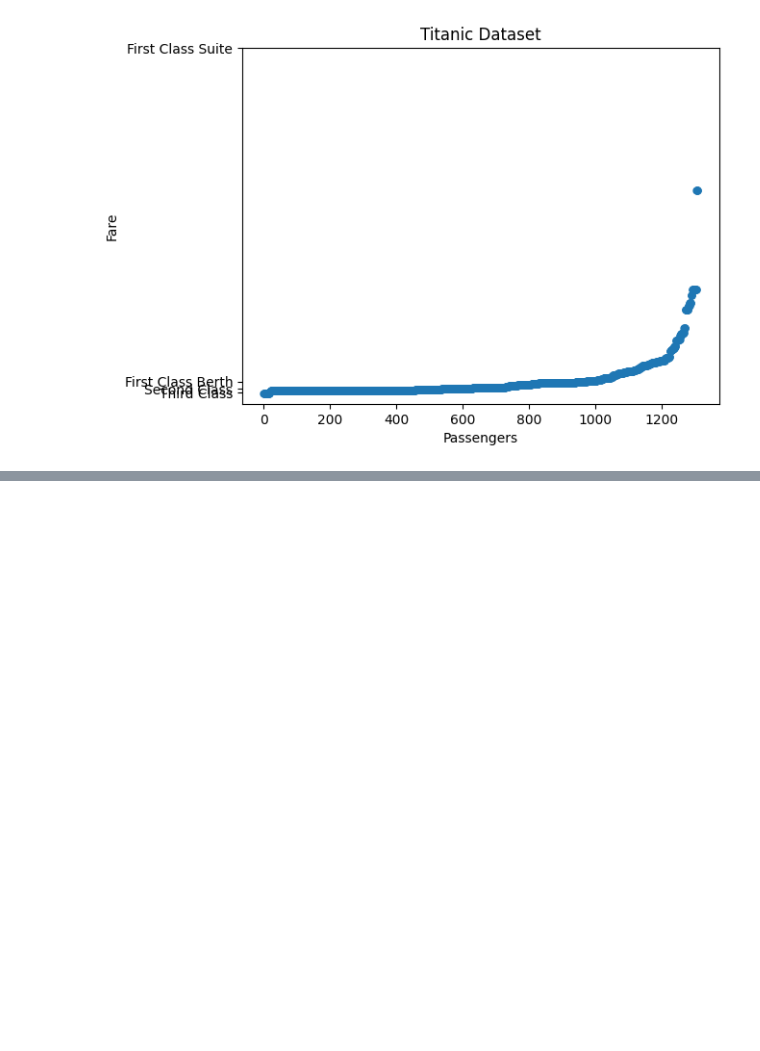
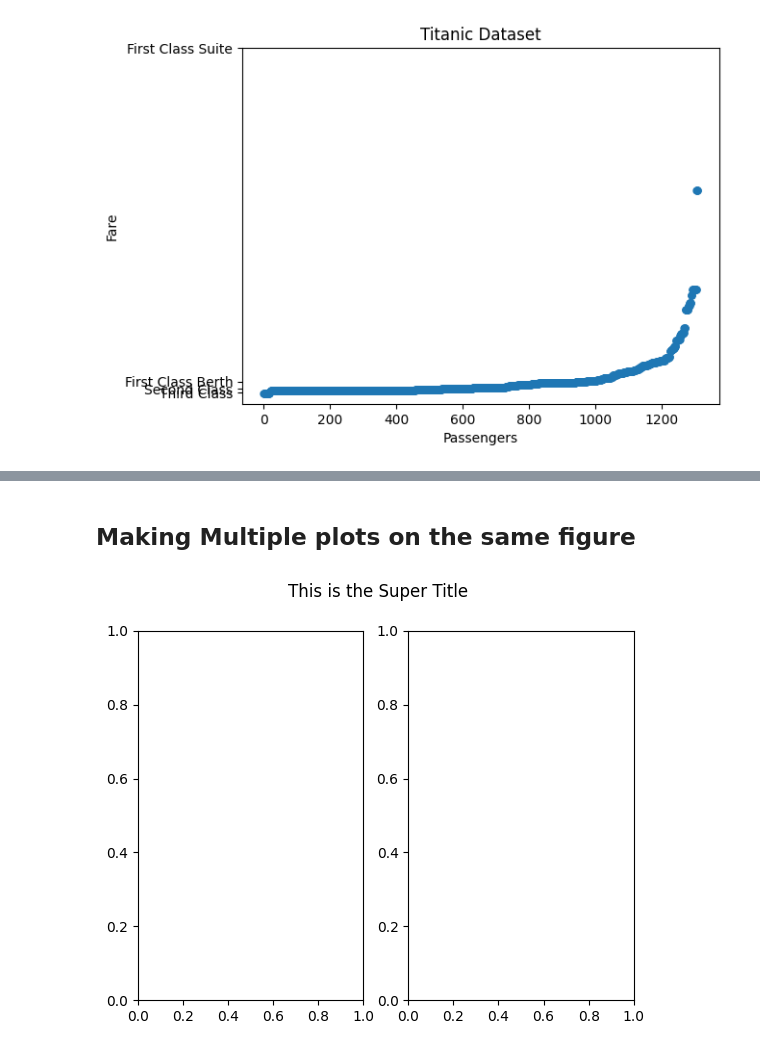
Before and after one commit to idowujames/OOP-Matplotlib, a Jupyter notebook: OOP_Matplotlib.ipynb, the cells around one changed output, grey strips where cells are left out. Drawn from its saved outputs; the diff is of its cells as text; code cells hidden in the pictures; blank space fills up the shorter version.

```diff
--- a/OOP_Matplotlib.ipynb
+++ b/OOP_Matplotlib.ipynb
@@ -130,0 +152,8 @@ ax.set_title('Titanic Dataset');
+# %% [markdown]
+## Making Multiple plots on the same figure
+# %%
+fig, (ax1,ax2) = plt.subplots(ncols=2) # This works with rows(nrows) also
+
+fig.suptitle('This is the Super Title');
+# %% [output]
+[figure, added]
```
Also changed, not shown: parts of 3 cells of this notebook.
